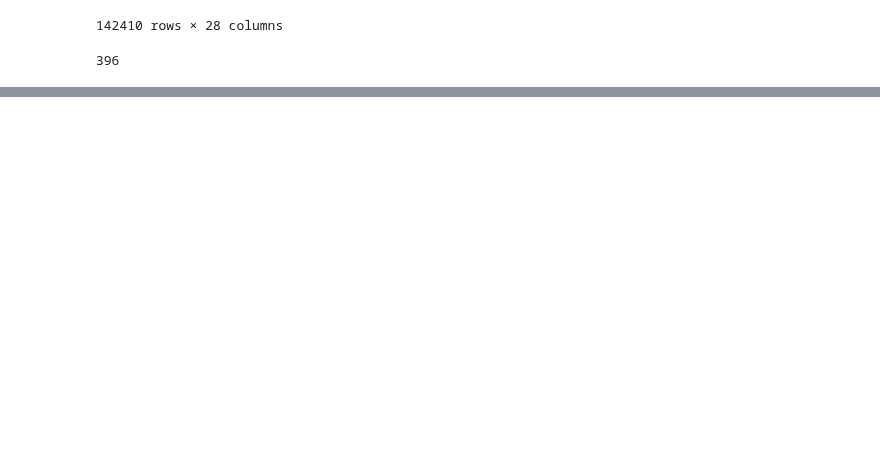
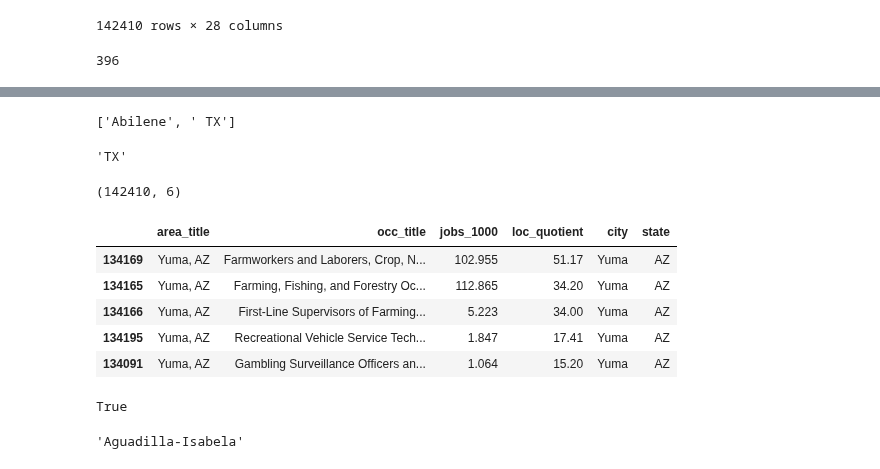
Before and after one commit to BloomTech-Labs/Labs26-Citrics-DS-TeamA, a Jupyter notebook: notebooks/bls_eda_1.ipynb, the cells around one changed output, grey strips where cells are left out. Saved outputs shown, nothing was run; the diff lists cells and outputs as text; code cells hidden in the pictures; blank space fills up the shorter version.

```diff
--- a/notebooks/bls_eda_1.ipynb
+++ b/notebooks/bls_eda_1.ipynb
@@ -123,0 +110,12 @@ set(bls.area_title.to_list())
+# %%
+# Change dtypes to float
+bls["loc_quotient"] = bls["loc_quotient"].replace("**","0")
+bls["jobs_1000"] = bls["jobs_1000"].replace("**","0")
+bls["loc_quotient"] = [float(x) for x in bls["loc_quotient"]]
+bls["jobs_1000"] = [float(x) for x in bls["jobs_1000"]]
+# %%
+# Create subset
+
+bls_sub = bls[["area_title","occ_title","jobs_1000","loc_quotient"]]
+print(bls_sub.shape)
+bls_sub.head()
@@ -123,0 +140,4 @@ set(bls.area_title.to_list())
+# %%
+bls_sub = bls_sub.sort_values(["area_title","loc_quotient"], ascending=False)
+print(bls_sub.shape)
+bls_sub.head()
@@ -123,0 +152,39 @@ set(bls.area_title.to_list())
+# %%
+a = bls_sub["area_title"][0].split(",")
+a
+# %% [output]
+['Abilene', ' TX']
+# %%
+a[1].strip()
+# %% [output]
+'TX'
+# %%
+cities = []
+states = []
+
+for row in bls_sub["area_title"]:
+    row = row.split(",")
+    cities.append(row[0])
+    states.append(row[1])
+
+bls_sub["city"] = cities
+bls_sub["state"] = states
+
+print(bls_sub.shape)
+bls_sub.head()
+# %% [output]
+(142410, 6)
+|  | area_title | occ_title | jobs_1000 | loc_quotient | city | state |
+| 134169 | Yuma, AZ | Farmworkers and Laborers, Crop, N... | 102.955 | 51.17 | Yuma | AZ |
+| 134165 | Yuma, AZ | Farming, Fishing, and Forestry Oc... | 112.865 | 34.20 | Yuma | AZ |
+| 134166 | Yuma, AZ | First-Line Supervisors of Farming... | 5.223 | 34.00 | Yuma | AZ |
+| 134195 | Yuma, AZ | Recreational Vehicle Service Tech... | 1.847 | 17.41 | Yuma | AZ |
+| 134091 | Yuma, AZ | Gambling Surveillance Officers an... | 1.064 | 15.20 | Yuma | AZ |
+# %%
+"Aguadilla" in bls_sub.city[300]
+# %% [output]
+True
+# %%
+bls_sub.city[300]
+# %% [output]
+'Aguadilla-Isabela'
```
Also changed, not shown: parts of 11 cells of this notebook, 1 other file.
